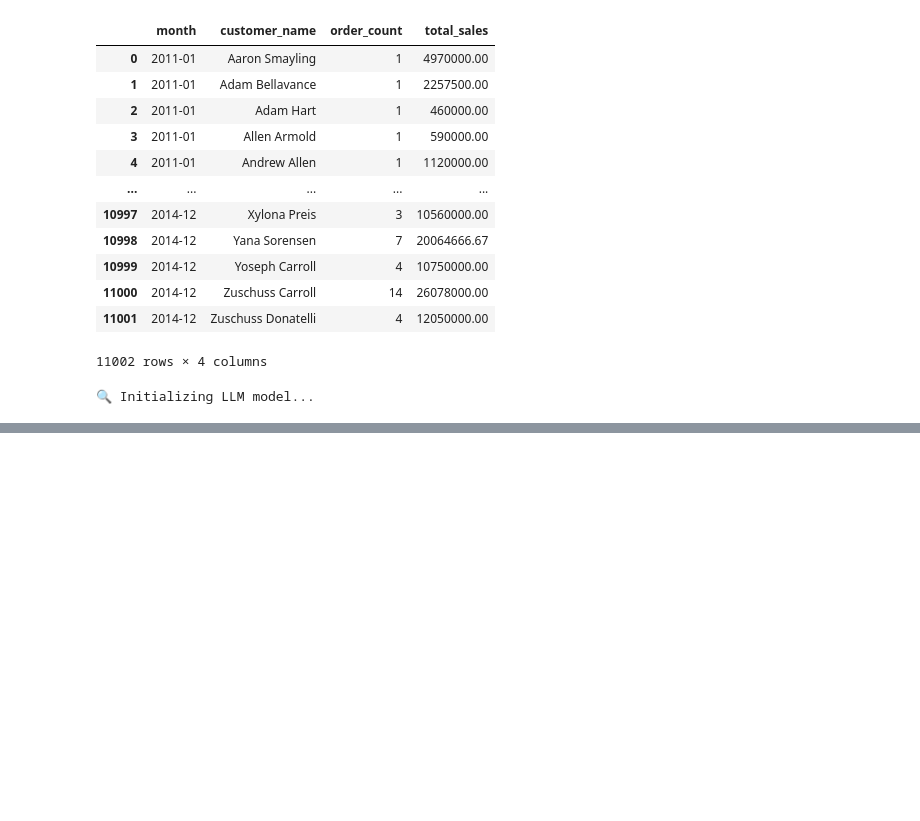
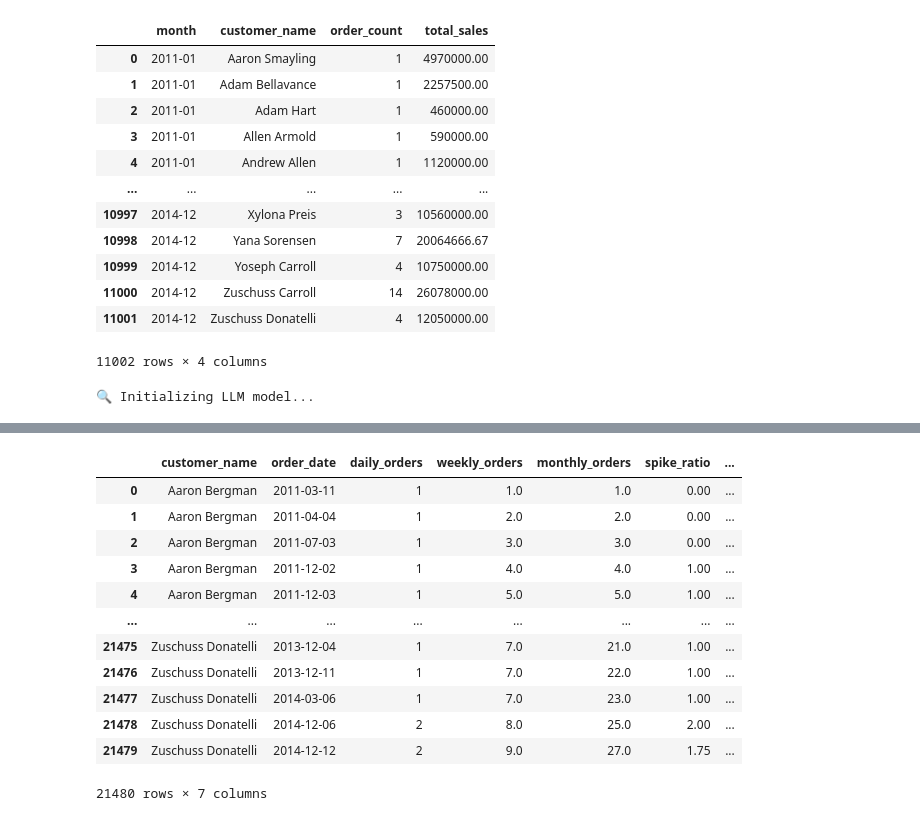
Before and after one commit to Mipjeiger/Supermarket-Sales, a Jupyter notebook: Production/EDA/04_data_analysis.ipynb, the cells around one changed output, grey strips where cells are left out. Cells and saved outputs as stored; diff of their text form; code cells hidden in the pictures; blank space fills up the shorter version.

Commit message:
create daily customer orders in notebook to integrate with LLM in notebook -> production streamlit

```diff
--- a/Production/EDA/04_data_analysis.ipynb
+++ b/Production/EDA/04_data_analysis.ipynb
@@ -198,0 +199,55 @@ Daily Velocity Alert Metrics:
+# %%
+df['order_date'] = pd.to_datetime(df['order_date'])
+
+customer_day_metrics = (
+    df.groupby(['customer_name', pd.Grouper(key='order_date', freq='D')])
+    .agg(daily_orders=('order_id', 'count'))
+    .reset_index()
+    .sort_values(by=['customer_name', 'order_date'])
+)
+
+customer_day_metrics['weekly_orders'] = (
+    customer_day_metrics.groupby('customer_name')['daily_orders']
+    .transform(lambda s: s.rolling(window=7, min_periods=1).sum())
+)
+
+customer_day_metrics['monthly_orders'] = (
+    customer_day_metrics.groupby('customer_name')['daily_orders']
+    .transform(lambda s: s.rolling(window=30, min_periods=1).sum())
+)
+
+customer_day_metrics['baseline_7d'] = (
+    customer_day_metrics.groupby('customer_name')['daily_orders']
+    .transform(lambda s: s.shift(1).rolling(window=7, min_periods=3).mean())
+)
+
+customer_day_metrics['spike_ratio'] = (
+    customer_day_metrics['daily_orders'] / customer_day_metrics['baseline_7d']
+)
+
+customer_day_metrics['spike_ratio'] = customer_day_metrics['spike_ratio'].replace([np.inf, -np.inf], np.nan).fillna(0)
+
+customer_day_metrics['velocity_alert_flag'] = (
+    (customer_day_metrics['spike_ratio'] >= 2.0) |
+    (customer_day_metrics['daily_orders'] >= 5)
+).astype(int)
+
+customer_day_metrics = customer_day_metrics[
+    ['customer_name', 'order_date', 'daily_orders', 'weekly_orders', 'monthly_orders', 'spike_ratio', 'velocity_alert_flag']
+]
+# %%
+customer_day_metrics
+# %% [output]
+|  | customer_name | order_date | daily_orders | weekly_orders | monthly_orders | spike_ratio | ... |
+| 0 | Aaron Bergman | 2011-03-11 | 1 | 1.0 | 1.0 | 0.00 | ... |
+| 1 | Aaron Bergman | 2011-04-04 | 1 | 2.0 | 2.0 | 0.00 | ... |
+| 2 | Aaron Bergman | 2011-07-03 | 1 | 3.0 | 3.0 | 0.00 | ... |
+| 3 | Aaron Bergman | 2011-12-02 | 1 | 4.0 | 4.0 | 1.00 | ... |
+| 4 | Aaron Bergman | 2011-12-03 | 1 | 5.0 | 5.0 | 1.00 | ... |
+| ... | ... | ... | ... | ... | ... | ... | ... |
+| 21475 | Zuschuss Donatelli | 2013-12-04 | 1 | 7.0 | 21.0 | 1.00 | ... |
+| 21476 | Zuschuss Donatelli | 2013-12-11 | 1 | 7.0 | 22.0 | 1.00 | ... |
+| 21477 | Zuschuss Donatelli | 2014-03-06 | 1 | 7.0 | 23.0 | 1.00 | ... |
+| 21478 | Zuschuss Donatelli | 2014-12-06 | 2 | 8.0 | 25.0 | 2.00 | ... |
+| 21479 | Zuschuss Donatelli | 2014-12-12 | 2 | 9.0 | 27.0 | 1.75 | ... |
+21480 rows × 7 columns
```
Also changed, not shown: parts of 2 cells of this notebook, 6 other files.
